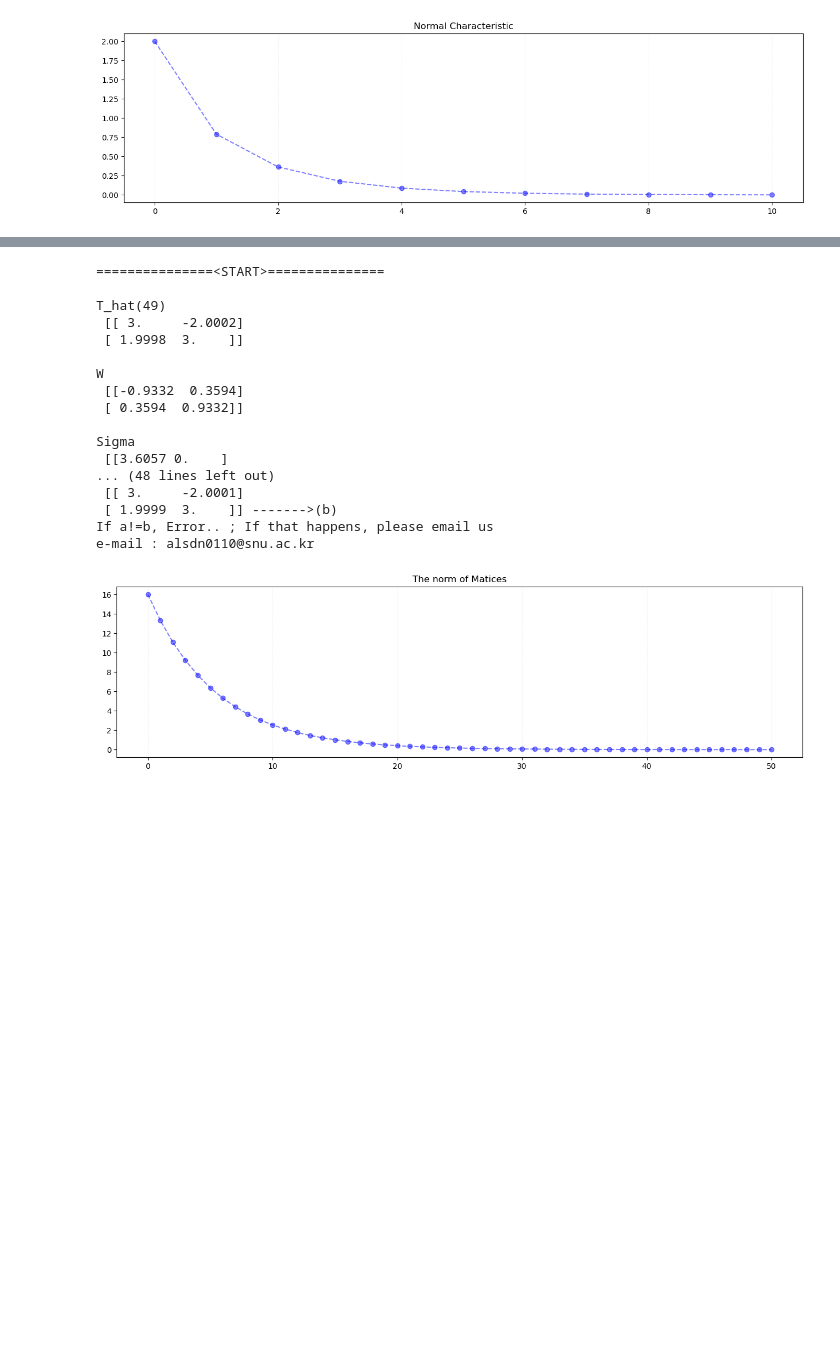
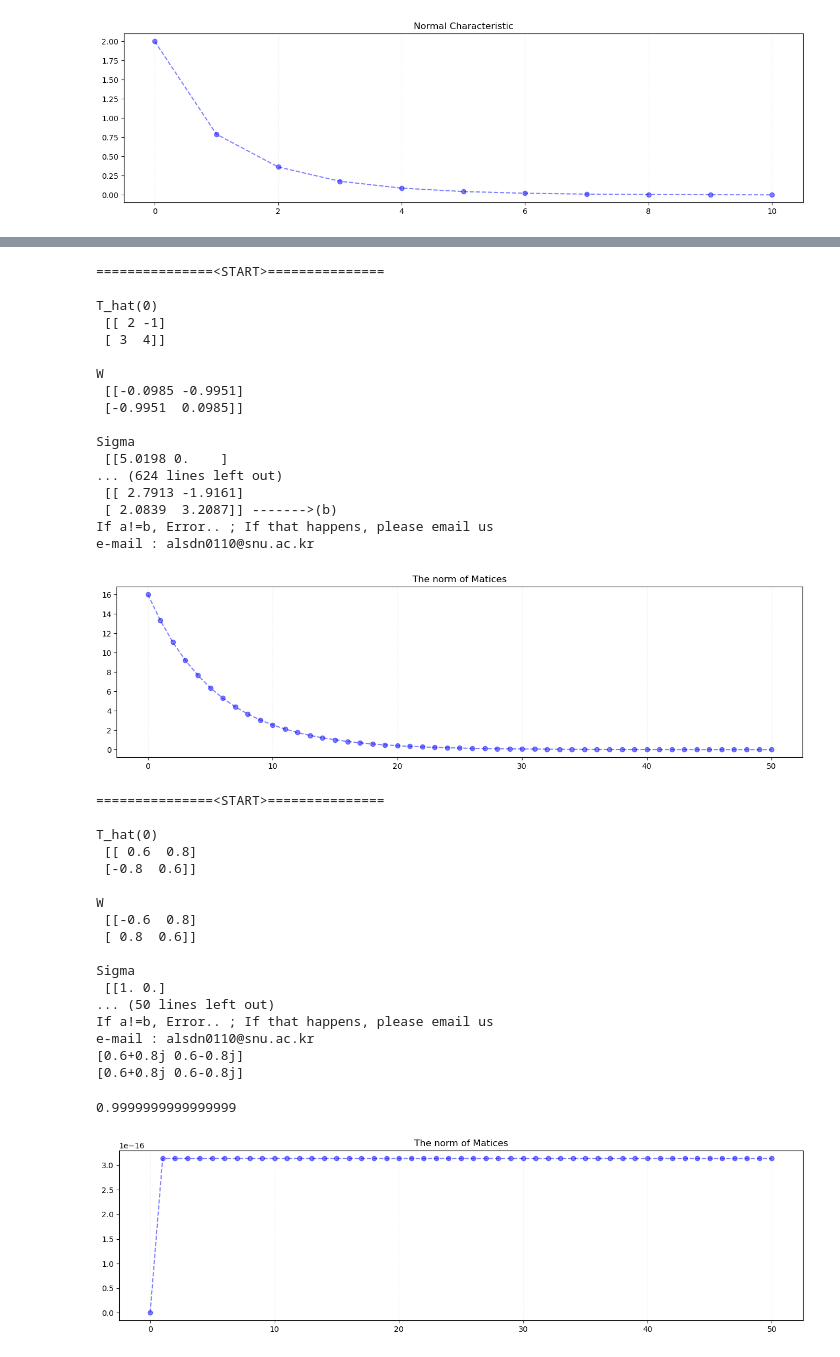
Before and after one commit to MinwooPark96/Computation-Mean-Transform-Convergence, a Jupyter notebook: paper_example.ipynb, the cells around one changed output, grey strips where cells are left out. Saved outputs shown, nothing was run; the diff lists cells and outputs as text; code cells hidden in the pictures; blank space fills up the shorter version.

```diff
--- a/paper_example.ipynb
+++ b/paper_example.ipynb
@@ -371,23 +407,57 @@ Transformer.transform(T,50)
 
 Transformer.normal_calculator()
 Transformer.normal_plot()
-Transformer.process(50)
+for i in range(1,11):
+    Transformer.process(i)
 # %% [output]
 ===============<START>===============
 
-T_hat(49)
- [[ 3.     -2.0002]
- [ 1.9998  3.    ]]
+T_hat(0)
+ [[ 2 -1]
+ [ 3  4]]
 
 W
- [[-0.9332  0.3594]
- [ 0.3594  0.9332]]
+ [[-0.0985 -0.9951]
+ [-0.9951  0.0985]]
 
 Sigma
- [[3.6057 0.    ]
-... (48 lines left out)
- [[ 3.     -2.0001]
- [ 1.9999  3.    ]] ------->(b)
+ [[5.0198 0.    ]
+... (624 lines left out)
+ [[ 2.7913 -1.9161]
+ [ 2.0839  3.2087]] ------->(b)
 If a!=b, Error.. ; If that happens, please email us
 e-mail : alsdn0110@snu.ac.kr
 [figure]
+# %%
+T=np.matrix([3/5,4/5,-4/5,3/5]).reshape(2,2)
+Transformer=MeanTrans()
+Transformer.transform(T,50)
+
+Transformer.normal_calculator()
+Transformer.normal_plot()
+Transformer.process(1)
+
+T_2 = Transformer[2]
+print(np.linalg.eig(T)[0])
+print(np.linalg.eig(T_2)[0])
+abs(np.linalg.eig(T)[0][0])
+# %% [output]
+===============<START>===============
+
+T_hat(0)
+ [[ 0.6  0.8]
+ [-0.8  0.6]]
+
+W
+ [[-0.6  0.8]
+ [ 0.8  0.6]]
+
+Sigma
+ [[1. 0.]
+... (50 lines left out)
+If a!=b, Error.. ; If that happens, please email us
+e-mail : alsdn0110@snu.ac.kr
+[0.6+0.8j 0.6-0.8j]
+[0.6+0.8j 0.6-0.8j]
+0.9999999999999999
+[figure, added]
```
Also changed, not shown: parts of 15 cells of this notebook.
